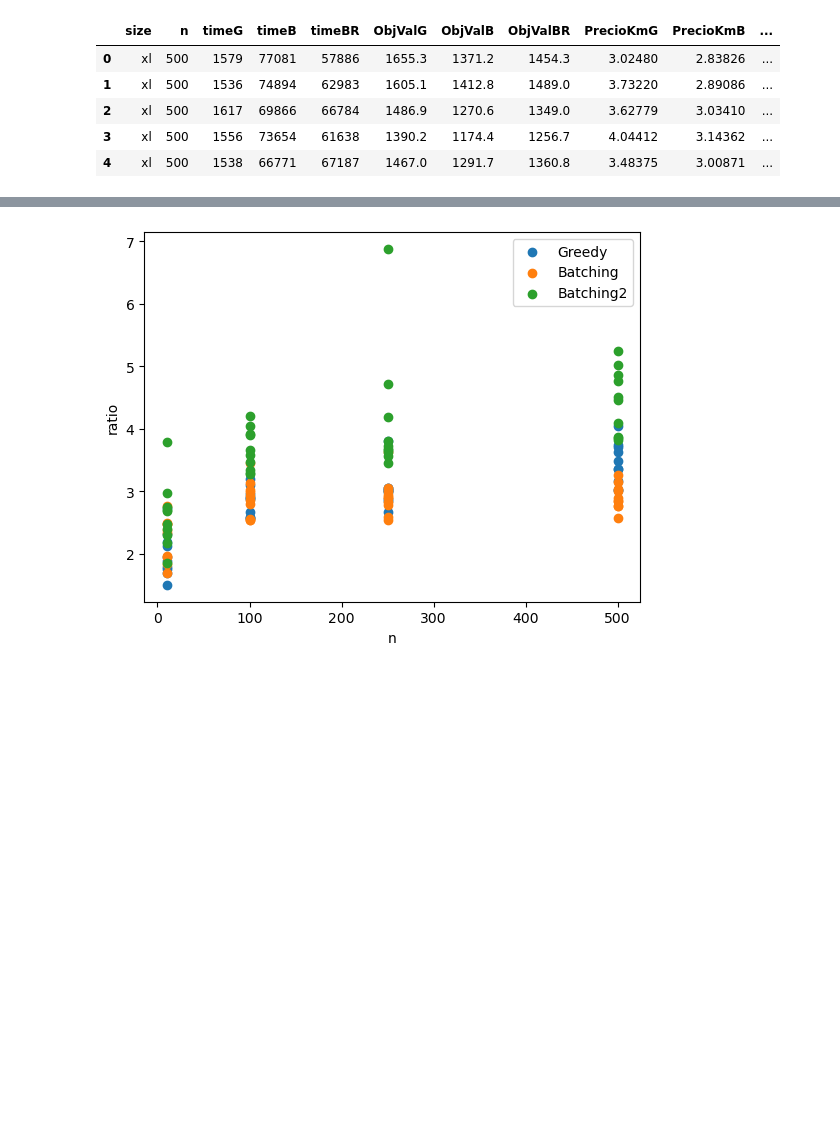
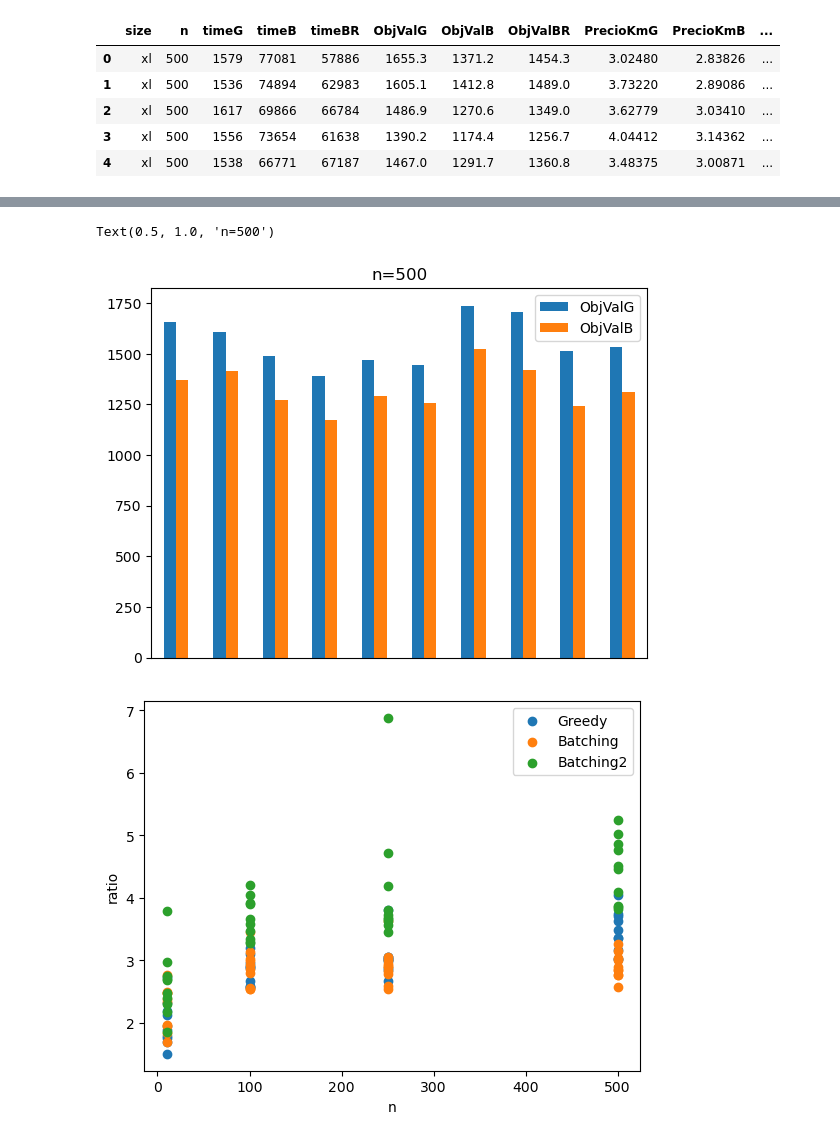
Before and after one commit to T1Pyscientist/TP1_TD5, a Jupyter notebook: data_proc.ipynb, the cells around one changed output, grey strips where cells are left out. Drawn from its saved outputs; the diff is of its cells as text; code cells hidden in the pictures; blank space fills up the shorter version.

```diff
--- a/data_proc.ipynb
+++ b/data_proc.ipynb
@@ -24,3 +76,17 @@ df.head()
+# %%
+filtro = ['n','ObjValG', 'ObjValB']
+
+data = df[filtro]
+
+data_filtrada = data[data['n'] == 500]
+
+data_filtrada.plot.bar(x="n")
+plt.xticks([])
+plt.xlabel("")
+plt.title("n=500")
+# %% [output]
+Text(0.5, 1.0, 'n=500')
+[figure, added]
 # %%
 fig, ax = plt.subplots()
 
```
Also changed, not shown: parts of 4 cells of this notebook.
